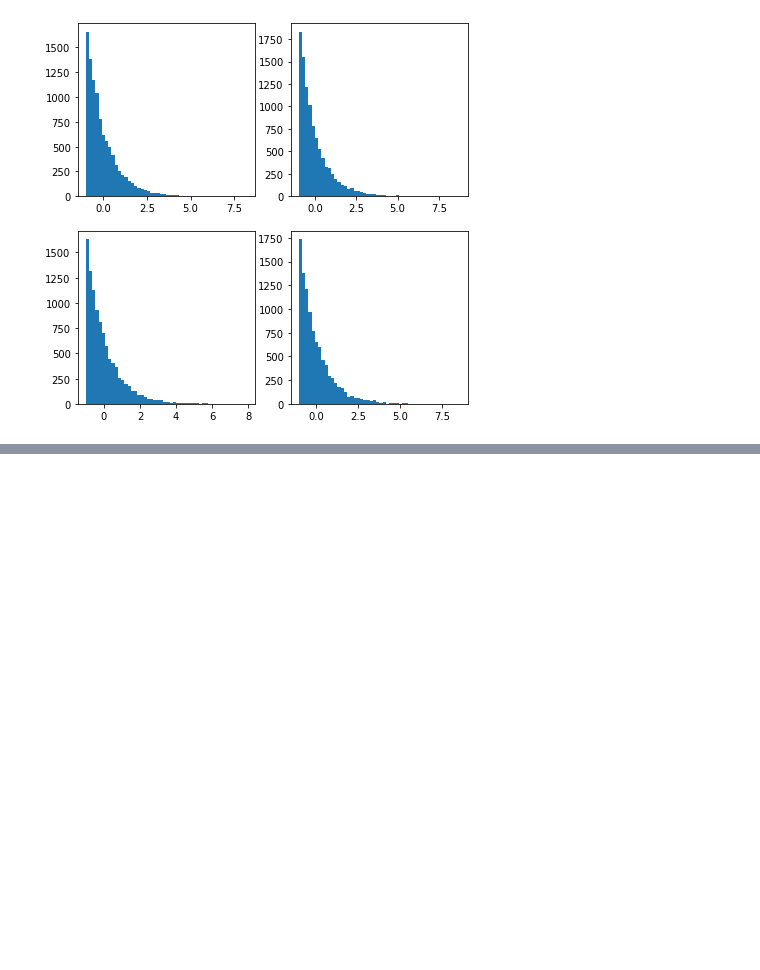
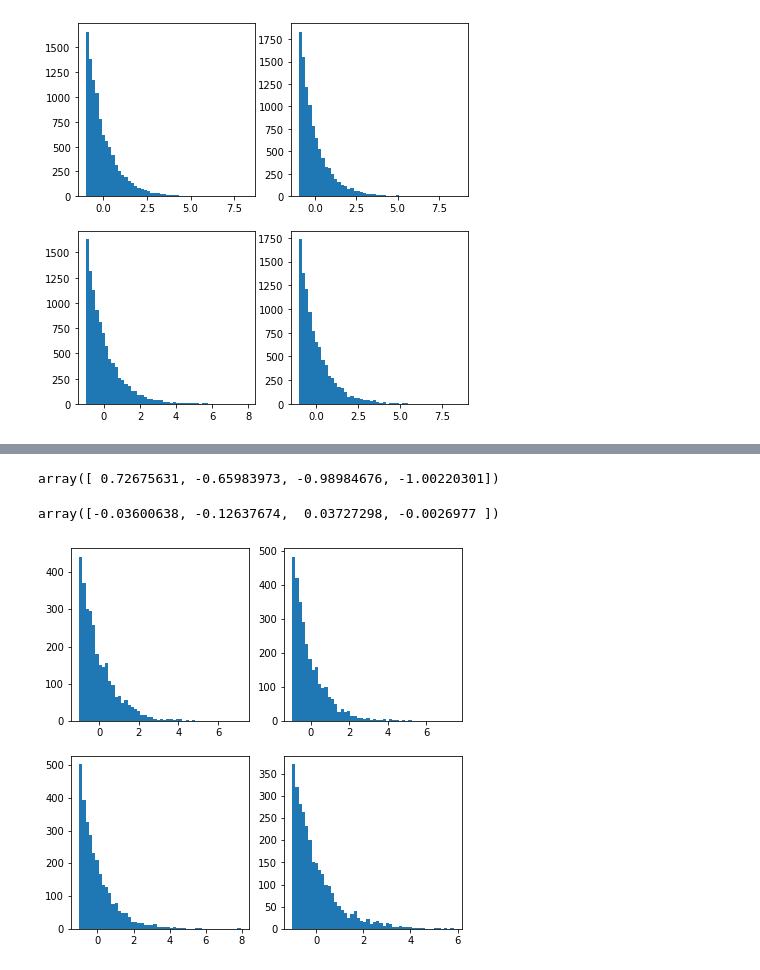
Before and after one commit to sdysch/autoencoder-test, a Jupyter notebook: autoencoder.ipynb, the cells around one changed output, grey strips where cells are left out. Cells and saved outputs as stored; diff of their text form; code cells hidden in the pictures; blank space fills up the shorter version.

```diff
--- a/autoencoder.ipynb
+++ b/autoencoder.ipynb
@@ -145,0 +153,26 @@ axs[1, 1].legend()
+# %%
+# Let's add in an anomalous data point
+anomaly = test
+anomaly[0]
+# %% [output]
+array([ 0.72675631, -0.65983973, -0.98984676, -1.00220301])
+# %%
+# arbitrary
+scale = 10.
+anomaly[0, 0] = anomaly[:, 0].mean() * scale
+anomaly[0, 1] = anomaly[:, 1].mean() * scale
+anomaly[0, 2] = anomaly[:, 2].mean() * scale
+anomaly[0, 3] = anomaly[:, 3].mean() * scale
+anomaly[0]
+# %% [output]
+array([-0.03600638, -0.12637674,  0.03727298, -0.0026977 ])
+# %%
+# draw vars with anomaly
+fig, axs = plt.subplots(2, 2, figsize = (7, 7))
+bins = 50
+_ = axs[0, 0].hist(anomaly[:,0], bins = bins)
+_ = axs[0, 1].hist(anomaly[:,1], bins = bins)
+_ = axs[1, 0].hist(anomaly[:,2], bins = bins)
+_ = axs[1, 1].hist(anomaly[:,3], bins = bins)
+# %% [output]
+[figure, added]
```
Also changed, not shown: parts of 9 cells of this notebook.
